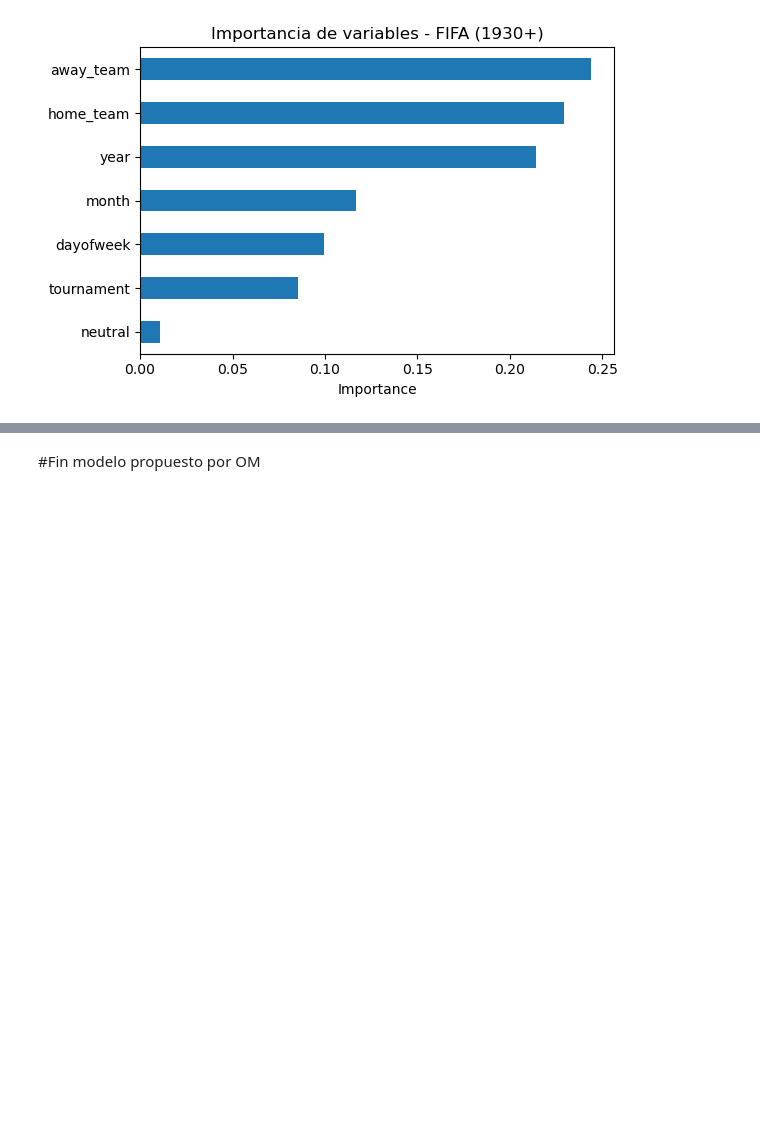
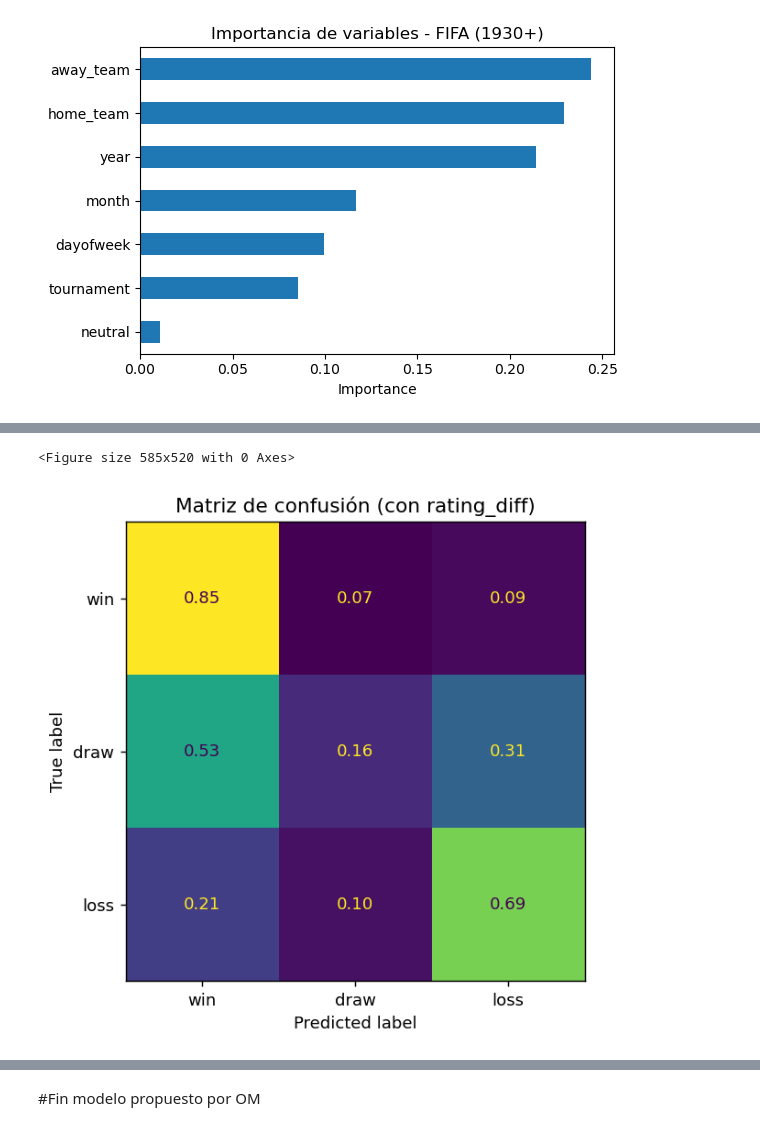
Before and after one commit to carlosrivasa/tpAdM, a Jupyter notebook: FIFA2026 OM.ipynb, the cells around one changed output, grey strips where cells are left out. Drawn from its saved outputs; the diff is of its cells as text; code cells hidden in the pictures; blank space fills up the shorter version.

```diff
--- a/FIFA2026 OM.ipynb
+++ b/FIFA2026 OM.ipynb
@@ -312,0 +764,11 @@ X_encoded = encoder.fit_transform(X, y)
+# %%
+# OM: Matriz de confusión del modelo con rating_diff
+
+plt.figure(figsize=(4.5,4))
+disp = ConfusionMatrixDisplay(confusion_matrix=cm, display_labels=["win","draw","loss"])
+disp.plot(values_format=".2f", colorbar=False)
+plt.title("Matriz de confusión (con rating_diff)")
+plt.show()
+# %% [output]
+<Figure size 585x520 with 0 Axes>
+[figure, added]
```
Also changed, not shown: parts of 15 cells of this notebook.
